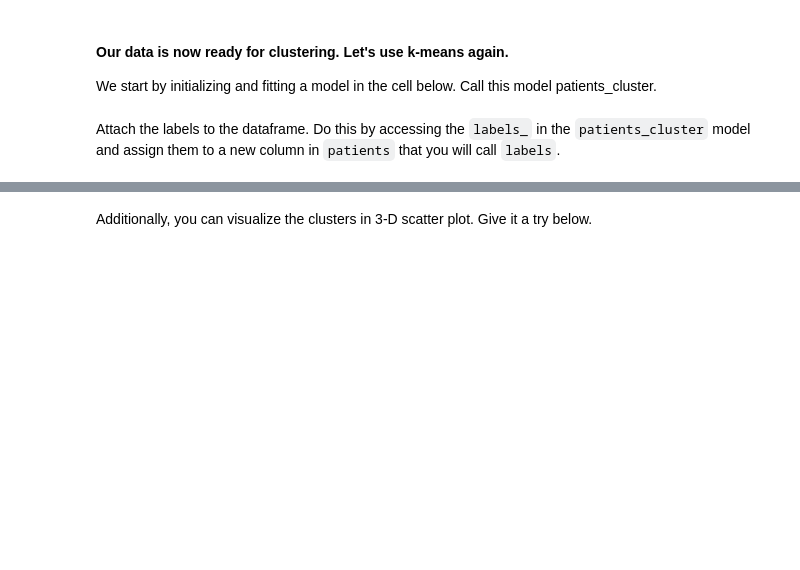
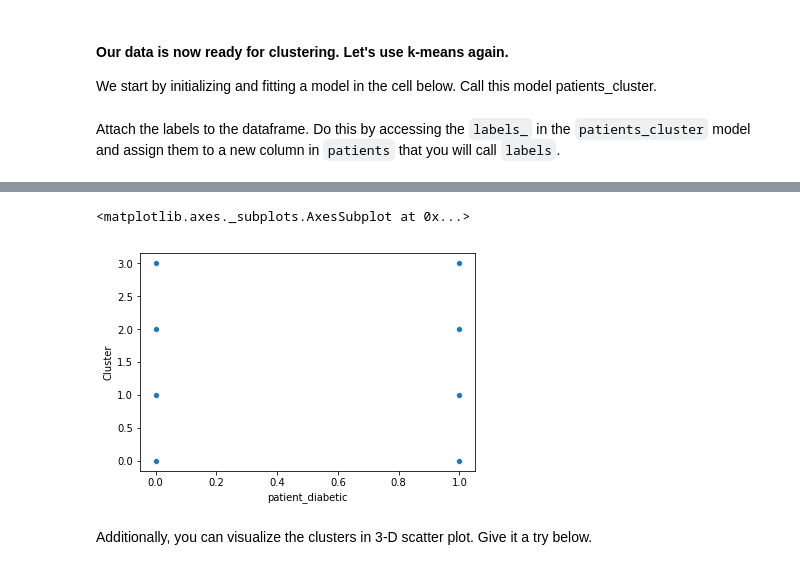
Before and after one commit to ta-datapt-bcn/lab-unsupervised-learning-and-sklearn, a Jupyter notebook: your-code/main.ipynb, the cells around one changed output, grey strips where cells are left out. Saved outputs shown, nothing was run; the diff lists cells and outputs as text; code cells hidden in the pictures; blank space fills up the shorter version.

```diff
--- a/your-code/main.ipynb
+++ b/your-code/main.ipynb
@@ -169,0 +377,6 @@ In the next cells, do the following:
+# %%
+def diag(x):
+    if x == "no diagnosis":
+        return 0
+    else:
+        return 1
@@ -170,3 +392,15 @@ In the next cells, do the following:
+# %%
+# Your code here:
+
+data.diagnosis_int = data.diagnosis.apply(diag)
+
+le = preprocessing.LabelEncoder()
+le.fit(data.patient_gender)
+list(le.classes_)
+data["patient_gender_int"] = le.transform(data.patient_gender)
+
+drop_cols = ["doctor_name", "diagnosis", "prescribed_medicines", "patient_gender"]
+data.drop(columns=drop_cols,inplace=True)
 # %% [markdown]
 Let's look at the head again to ensure the re-encoding and dropping are successful:
 # %%
@@ -175,6 +417,7 @@ Let's look at the head again to ensure the re-encoding and dropping are successf
 An interesting observation is that all patients are no older than 2 years. However, their weights and heights indicate that they are adults. This cannot be true. Therefore, we can either trust the weight and height columns or the DOB column. Since there are other columns that indicate that these are adults (they have emails, some have diabetes) we will drop the `patient_dob` column. We will also drop the `appointment_date` column since it has too many unique values to transform to a dummy variable. Drop the two columns in the cell below.
 # %%
 # Your code here:
+data.drop(columns=["patient_dob","appointment_date"], inplace=True)
 # %% [markdown]
 #### Our data is now ready for clustering. Let's use k-means again.
 
@@ -185,6 +432,7 @@ We start by initializing and fitting a model in the cell below. Call this model
 Attach the labels to the dataframe. Do this by accessing the `labels_` in the `patients_cluster` model and assign them to a new column in `patients` that you will call `labels`.
 # %%
 # Your code here:
+data['Cluster'] = wine_clusters.fit_predict(data)
 # %% [markdown]
 Now using a `groupby`, find the mean of every variable in `patients` and group by the `labels` column. This summary will allow us to see how the patients differ between the clusters. Your output should look similar to the image below.
 
@@ -208,3 +477,12 @@ If the scatter plot does not make any sense to you, it means the features you ch
+# %%
+# Your code here:
+import matplotlib as plt
+import seaborn as sns
+
+sns.scatterplot(x="patient_diabetic" ,y="Cluster", data=data)
+# %% [output]
+<matplotlib.axes._subplots.AxesSubplot at 0x...>
+[figure, added]
 # %% [markdown]
 Additionally, you can visualize the clusters in 3-D scatter plot. Give it a try below.
 # %%
```
Also changed, not shown: parts of 46 cells of this notebook, 4 other files.
